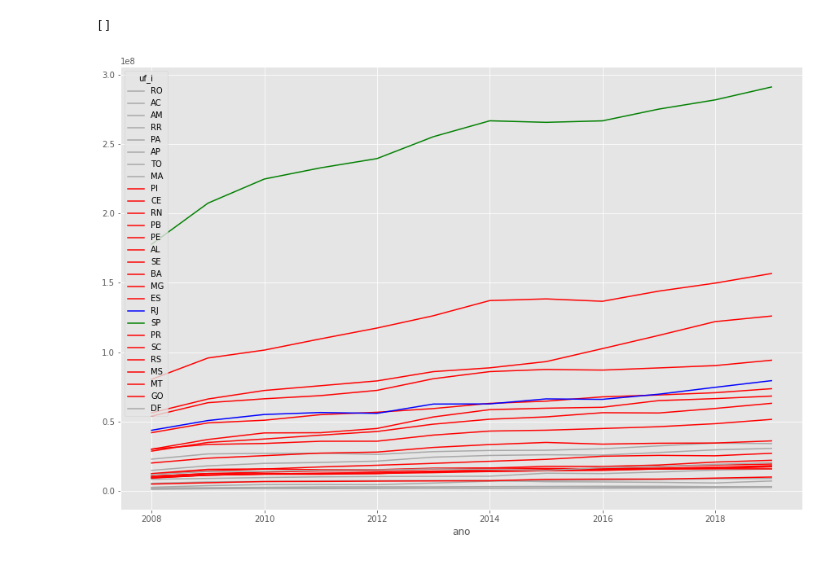
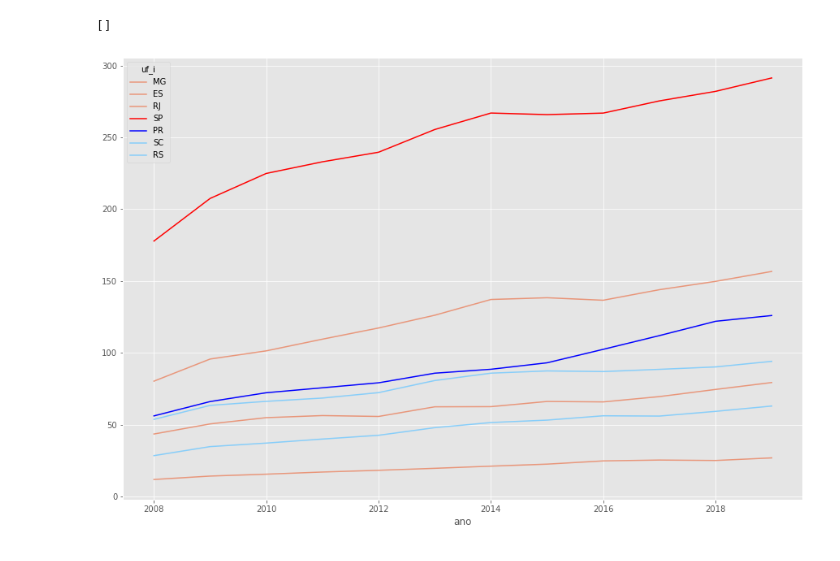
Before and after one commit to fdrigui/BootcampDataScience, a Jupyter notebook: module_one/Untitled1.ipynb, the cells around one changed output. Drawn from its saved outputs; the diff is of its cells as text; code cells hidden in the pictures.

```diff
--- a/module_one/Untitled1.ipynb
+++ b/module_one/Untitled1.ipynb
@@ -12,6 +12,9 @@ uf_number_code = pd.DataFrame({"uf_code":["11", "12", "13", "14", "15", "16", "1
                                           "28", "29", "31", "32", "33", "35", "41", "42", "43", "50", "51", "52", "53"],
                                "uf":["RO", "AC", "AM", "RR", "PA", "AP", "TO", "MA", "PI", "CE", "RN", "PB", "PE", "AL",
                                        "SE", "BA", "MG", "ES", "RJ", "SP", "PR", "SC", "RS", "MS", "MT", "GO", "DF"]})
+color = {"RO":'darkgrey', "AC":'darkgrey', "AM":'darkgrey', "RR":'darkgrey', "PA":'darkgrey', "AP":'darkgrey', "TO":'darkgrey', "MA":'darkgrey', "PI":'darkgrey', "CE":'darkgrey',
+         "RN":'darkgrey', "PB":'darkgrey', "PE":'darkgrey', "AL":'darkgrey', "SE":'darkgrey', "BA":'darkgrey', "MG":'darksalmon', "ES":'darksalmon', "RJ":'darksalmon', "SP":'red',
+         "PR":'blue', "SC":'lightskyblue', "RS":'lightskyblue', "MS":'darkgrey', "MT":'darkgrey', "GO":'darkgrey', "DF":'darkgrey'}
 # %%
 # URL do arquivo CSV
 filePath = 'https://raw.githubusercontent.com/fdrigui/BootcampDataScience/main/module_one/dados/A225356189_28_143_208(atend).csv'
@@ -28,9 +31,11 @@ df_atend = df_atend.set_index('uf_i')
 df_atend['2008-Jan'] = df_atend['2008-Fev']
 df_atend_t = df_atend.drop(['uf_code_and_name', 'Total', 'uf_code', 'uf', 'uf_name'], axis=1).T.loc['2008-Jan':'2019-Dez', :].copy()
 df_atend_t[['ano', 'mes']] = df_atend_t.index.to_series().str.split('-',n=1, expand=True).rename(columns={0:'ano', 1:'mes'})
-# %%
-df_atend_t.groupby('ano').mean().plot(figsize=(15,10), color=['darkgrey','darkgrey','darkgrey','darkgrey','darkgrey','darkgrey','darkgrey','darkgrey','r','r','r','r','r','r','r','r','r','r','b','g','r','r','r','r','r','r',])
-plt.plot()
-# %% [output]
-[]
-[figure, removed]
+# %%
+atend_final = df_atend_t.groupby('ano').mean().loc[:,'MG':'RS']
+# %%
+(atend_final.groupby('ano').mean()/1e6).loc[:,'MG':'RS'].plot(figsize=(15,10), color=atend_final.groupby('ano').mean().columns.map(color))
+plt.plot()
+# %% [output]
+[]
+[figure, added]
```
Also changed, not shown: parts of 25 cells of this notebook.
